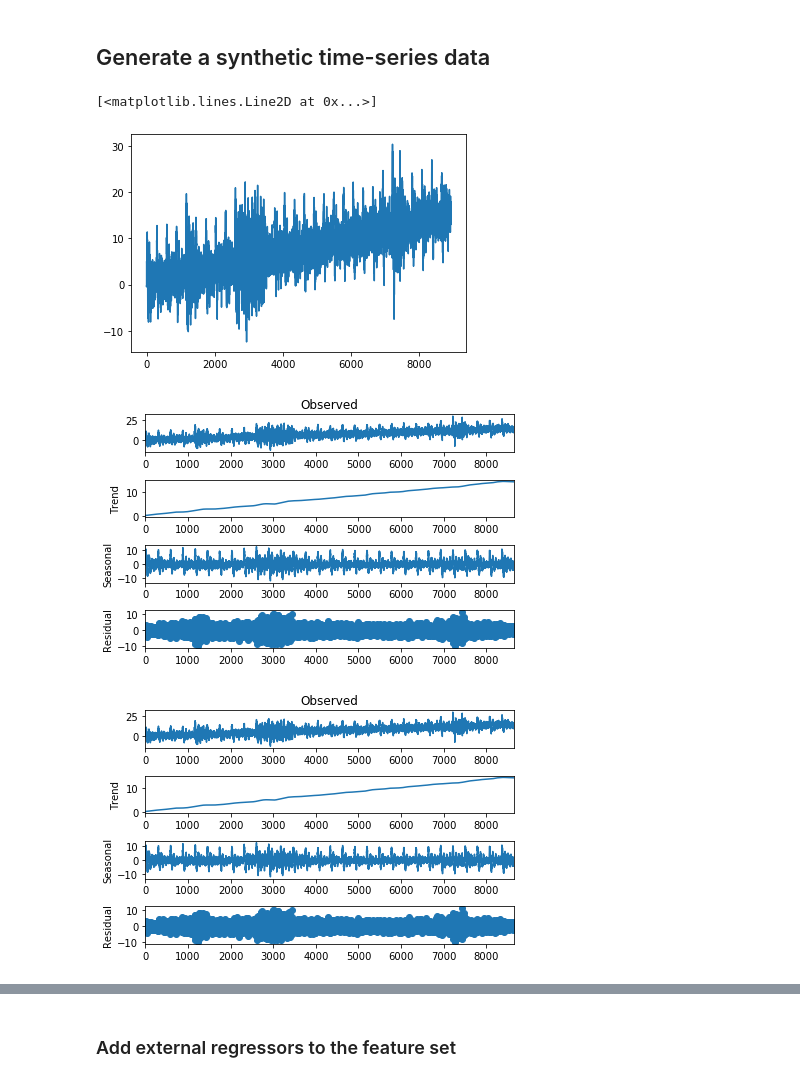
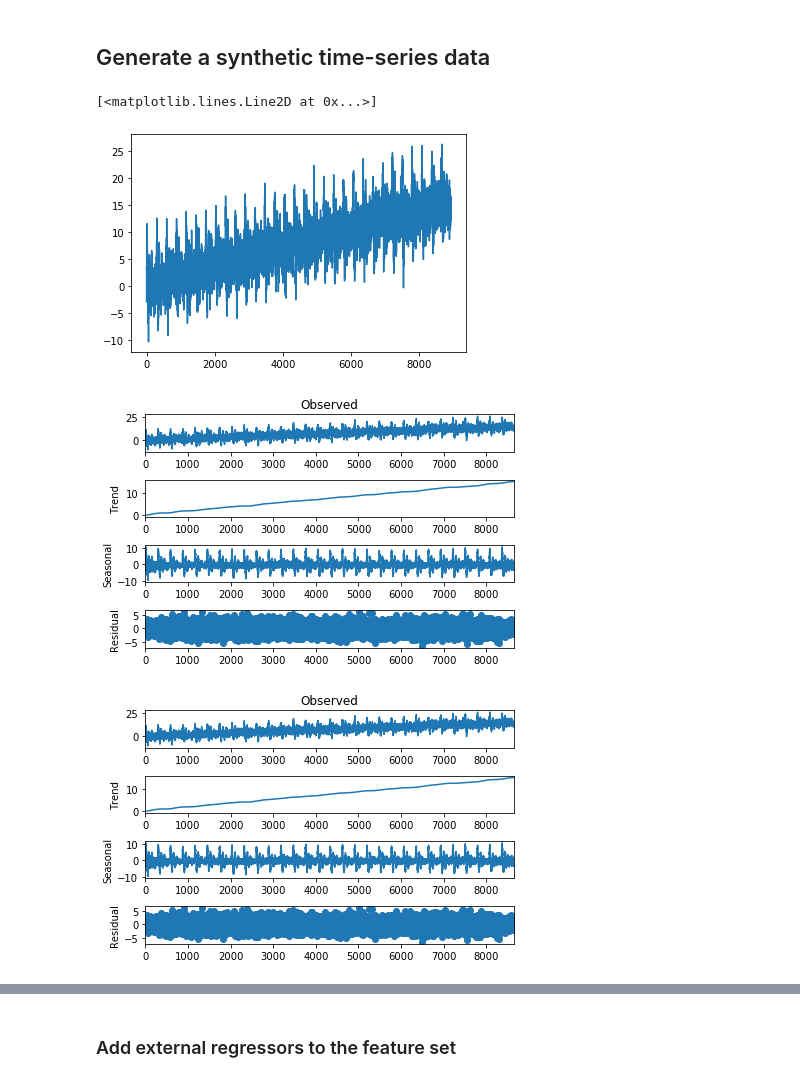
Before and after one commit to monaj07/ml, a Jupyter notebook: uncertainty/uncertainty_regression.ipynb, the cells around one changed output, grey strips where cells are left out. Saved outputs shown, nothing was run; the diff lists cells and outputs as text; code cells hidden in the pictures.

```diff
--- a/uncertainty/uncertainty_regression.ipynb
+++ b/uncertainty/uncertainty_regression.ipynb
@@ -23,37 +23,39 @@ from utils_cm import compute_cm
 # %%
 total_days = 31
 trend_slope = 15
 noise_coef = 2
-noise_coef_outlier = 2 * noise_coef
+noise_coef_outlier = 0 * noise_coef
 
 x_period = np.linspace(0, 2*np.pi, 288)
 signal = []
 for _ in range(total_days):
+    y = 10 * np.sin(4 * x_period) * np.exp(-0.5 * x_period)
+    y[-100:] = 0
     n = noise_coef * np.random.randn(len(x_period))
     if np.random.choice(7) == 0:
         n += noise_coef_outlier * np.random.randn(len(x_period))
-    y = 10 * np.sin(4 * x_period) * np.exp(-0.5 * x_period) + n
+    y += n
     signal.append(y)
 signal = np.hstack(signal)
 
 trend = trend_slope * np.linspace(0, 1, len(signal))
 signal += trend
 x = np.arange(len(signal))
 
 regressor = trend + np.cos(.0005 * x) + 0.1 * np.random.randn(len(trend))
 
 plt.plot(signal)
 # %% [output]
 [<matplotlib.lines.Line2D at 0x...>]
-[figure, old version]
+[figure, new version]
 # %%
 stl = STL(signal[:-288], period=288, seasonal=7)
 stl_result = stl.fit()
 # %%
 stl_result.plot()
 # %% [output]
-[figure, old version]
+[figure, new version]
-[figure, old version]
+[figure, new version]
 # %%
 seasonal = stl_result.seasonal
 trend = stl_result.trend
```
Also changed, not shown: parts of 7 cells of this notebook.
